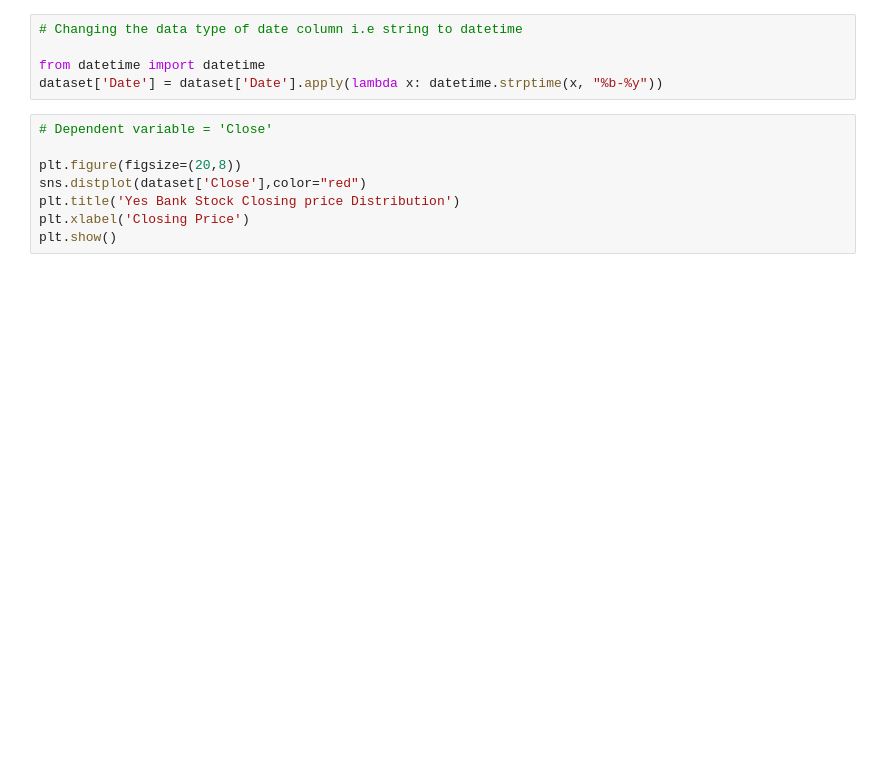
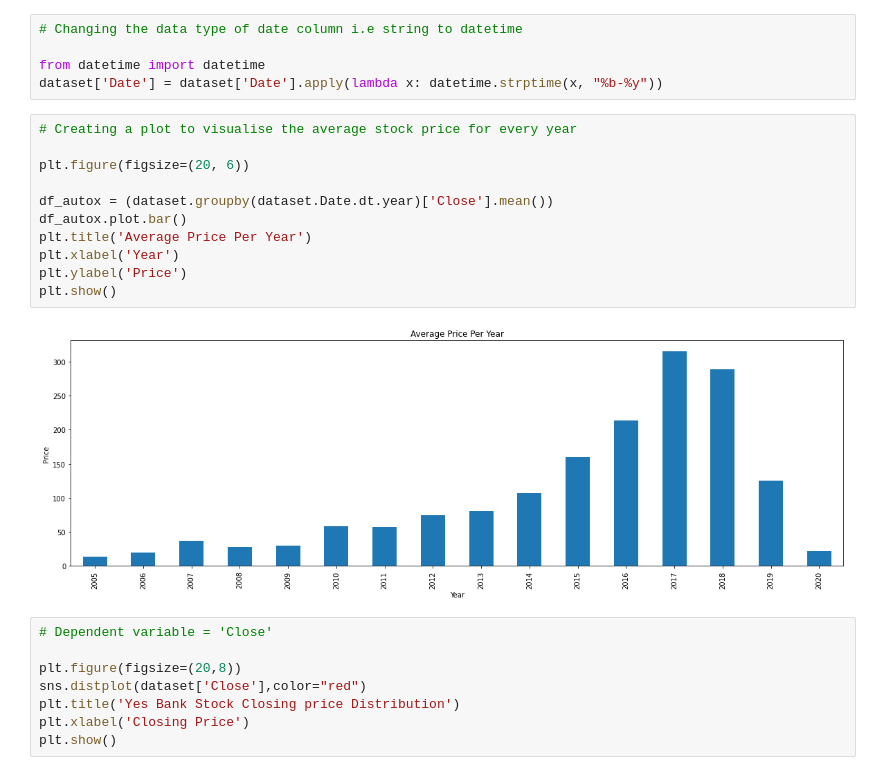
Before and after one commit to Shyam-S-Mishra/Shyam-S-Mishra-Supervised_ML_Capstone_Project_Regression, a Jupyter notebook: Shyam_Shubham_Mishra_Supervised_ML_Capstone_Project_Regression.ipynb, the cells around one changed output. Saved outputs shown, nothing was run; the diff lists cells and outputs as text; blank space fills up the shorter version.

```diff
--- a/Shyam_Shubham_Mishra_Supervised_ML_Capstone_Project_Regression.ipynb
+++ b/Shyam_Shubham_Mishra_Supervised_ML_Capstone_Project_Regression.ipynb
@@ -179,6 +179,19 @@ dtype: int64
 
 from datetime import datetime
 dataset['Date'] = dataset['Date'].apply(lambda x: datetime.strptime(x, "%b-%y"))
+# %%
+# Creating a plot to visualise the average stock price for every year
+
+plt.figure(figsize=(20, 6))
+
+df_autox = (dataset.groupby(dataset.Date.dt.year)['Close'].mean())
+df_autox.plot.bar()
+plt.title('Average Price Per Year')
+plt.xlabel('Year')
+plt.ylabel('Price')
+plt.show()
+# %% [output]
+[figure, added]
 # %%
 # Dependent variable = 'Close'
 
```
Also changed, not shown: parts of 4 cells of this notebook.
